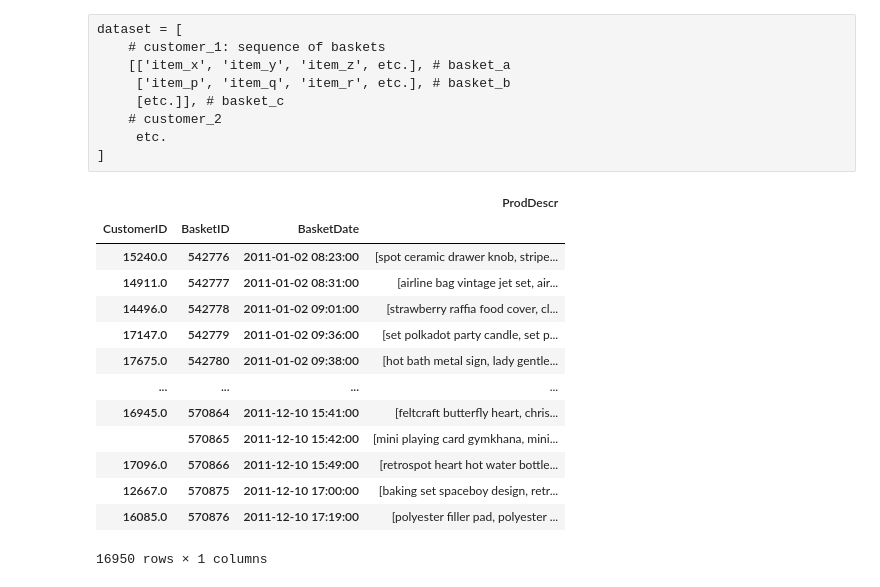
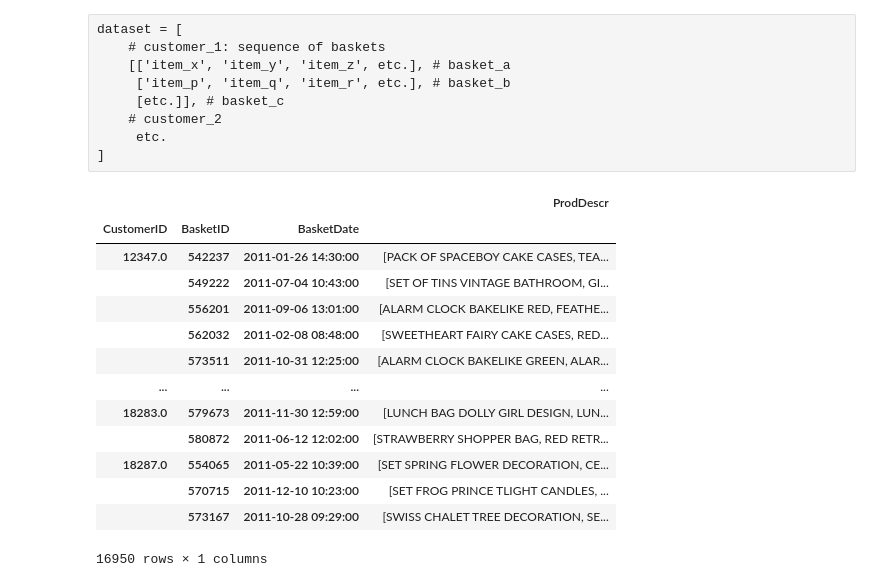
Before and after one commit to dmeoli/OnlineRetail, a Jupyter notebook: notebooks/4_sequential_pattern_mining.ipynb, the cells around one changed output. Cells and saved outputs as stored; diff of their text form; code cells hidden in the pictures.

```diff
--- a/notebooks/4_sequential_pattern_mining.ipynb
+++ b/notebooks/4_sequential_pattern_mining.ipynb
@@ -60,3 +41,0 @@ def lemmatize_descr(descr):
-# %%
-df['ProdDescr'] = df['ProdDescr'].apply(lemmatize_descr)
-df
@@ -389,20 +407,20 @@ dataset = [
      etc.
 ]
 # %%
-baskets_sequence = pd.DataFrame(df.groupby(['CustomerID', 'BasketID', 'BasketDate'])['ProdDescr'].apply(list)).sort_values('BasketDate')
+baskets_sequence = pd.DataFrame(df.sort_values('BasketDate').groupby(['CustomerID', 'BasketID', 'BasketDate'])['ProdDescr'].apply(list))
 baskets_sequence
 # %% [output]
 |  |  |  | ProdDescr |
 | CustomerID | BasketID | BasketDate |  |
-| 15240.0 | 542776 | 2011-01-02 08:23:00 | [spot ceramic drawer knob, stripe... |
-| 14911.0 | 542777 | 2011-01-02 08:31:00 | [airline bag vintage jet set, air... |
-| 14496.0 | 542778 | 2011-01-02 09:01:00 | [strawberry raffia food cover, cl... |
-| 17147.0 | 542779 | 2011-01-02 09:36:00 | [set polkadot party candle, set p... |
-| 17675.0 | 542780 | 2011-01-02 09:38:00 | [hot bath metal sign, lady gentle... |
+| 12347.0 | 542237 | 2011-01-26 14:30:00 | [PACK OF SPACEBOY CAKE CASES, TEA... |
+|  | 549222 | 2011-07-04 10:43:00 | [SET OF TINS VINTAGE BATHROOM, GI... |
+|  | 556201 | 2011-09-06 13:01:00 | [ALARM CLOCK BAKELIKE RED, FEATHE... |
+|  | 562032 | 2011-02-08 08:48:00 | [SWEETHEART FAIRY CAKE CASES, RED... |
+|  | 573511 | 2011-10-31 12:25:00 | [ALARM CLOCK BAKELIKE GREEN, ALAR... |
 | ... | ... | ... | ... |
-| 16945.0 | 570864 | 2011-12-10 15:41:00 | [feltcraft butterfly heart, chris... |
-|  | 570865 | 2011-12-10 15:42:00 | [mini playing card gymkhana, mini... |
-| 17096.0 | 570866 | 2011-12-10 15:49:00 | [retrospot heart hot water bottle... |
-| 12667.0 | 570875 | 2011-12-10 17:00:00 | [baking set spaceboy design, retr... |
-| 16085.0 | 570876 | 2011-12-10 17:19:00 | [polyester filler pad, polyester ... |
+| 18283.0 | 579673 | 2011-11-30 12:59:00 | [LUNCH BAG DOLLY GIRL DESIGN, LUN... |
+|  | 580872 | 2011-06-12 12:02:00 | [STRAWBERRY SHOPPER BAG, RED RETR... |
+| 18287.0 | 554065 | 2011-05-22 10:39:00 | [SET SPRING FLOWER DECORATION, CE... |
+|  | 570715 | 2011-12-10 10:23:00 | [SET FROG PRINCE TLIGHT CANDLES, ... |
+|  | 573167 | 2011-10-28 09:29:00 | [SWISS CHALET TREE DECORATION, SE... |
 16950 rows × 1 columns
```
Also changed, not shown: parts of 63 cells of this notebook.
